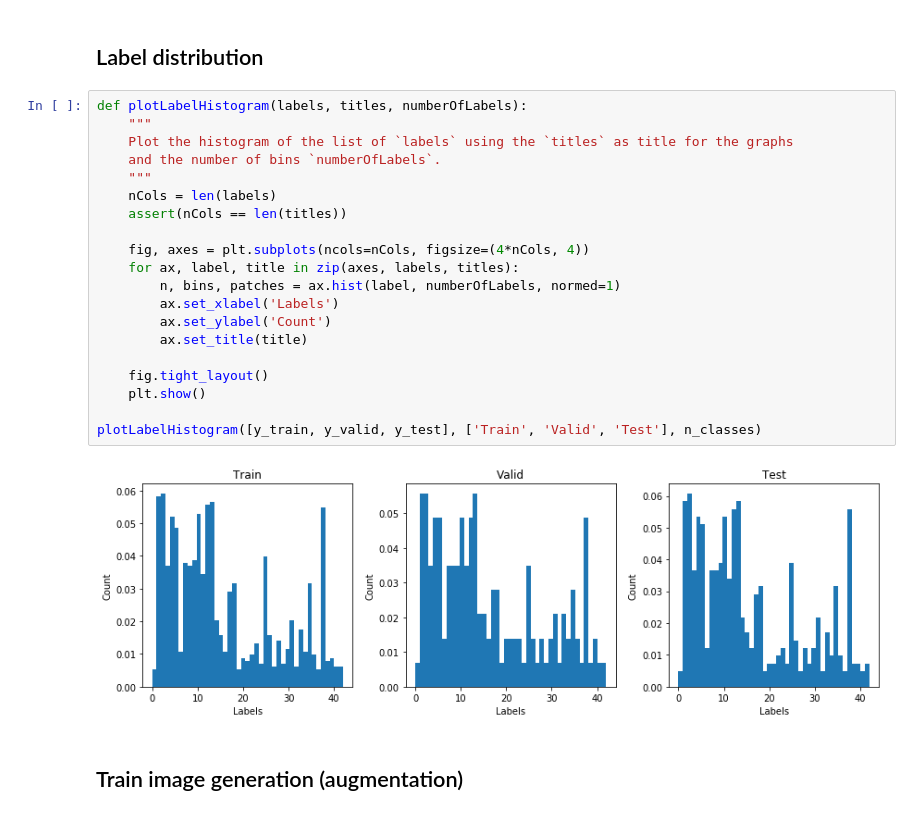
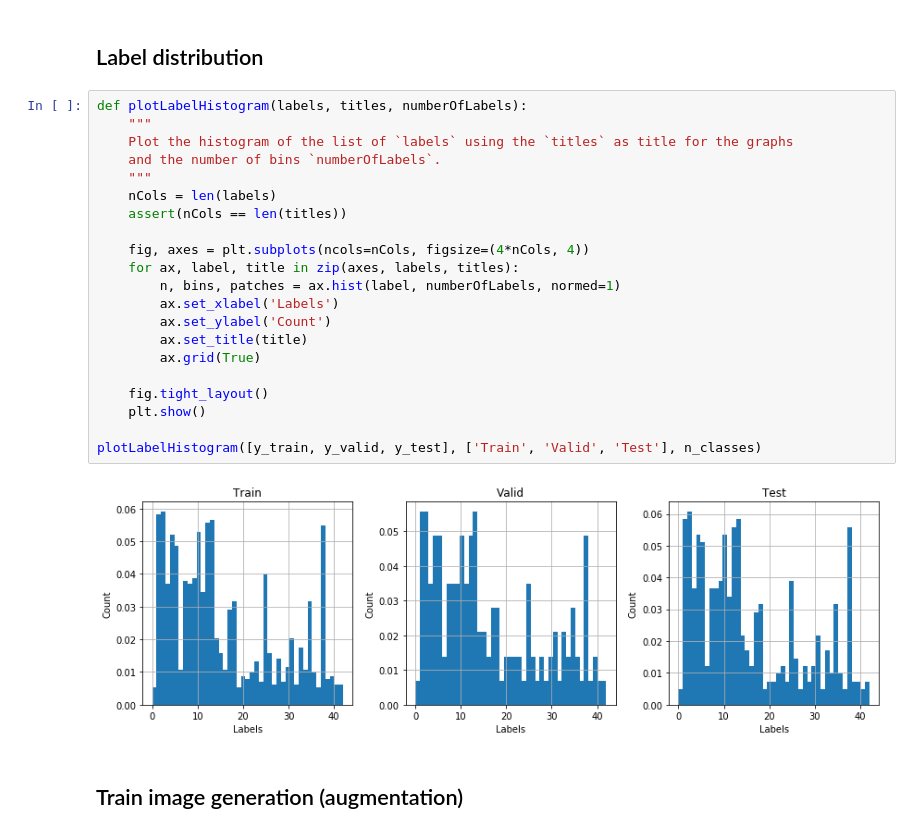
Before and after one commit to darienmt/CarND-TrafficSignClassifier-P2, a Jupyter notebook: Traffic Classifier Simplified.ipynb, the cells around one changed output. Saved outputs shown, nothing was run; the diff lists cells and outputs as text.

```diff
--- a/Traffic Classifier Simplified.ipynb
+++ b/Traffic Classifier Simplified.ipynb
@@ -106,25 +106,26 @@ exploreData(X_train, y_train, label2Name)
 # %%
 def plotLabelHistogram(labels, titles, numberOfLabels):
     """
     Plot the histogram of the list of `labels` using the `titles` as title for the graphs
     and the number of bins `numberOfLabels`.
     """
     nCols = len(labels)
     assert(nCols == len(titles))
 
     fig, axes = plt.subplots(ncols=nCols, figsize=(4*nCols, 4))
     for ax, label, title in zip(axes, labels, titles):
         n, bins, patches = ax.hist(label, numberOfLabels, normed=1)
         ax.set_xlabel('Labels')
         ax.set_ylabel('Count')
         ax.set_title(title)
+        ax.grid(True)
 
     fig.tight_layout()
     plt.show()
 
 plotLabelHistogram([y_train, y_valid, y_test], ['Train', 'Valid', 'Test'], n_classes)
 # %% [output]
-[figure, old version]
+[figure, new version]
 # %% [markdown]
 ## Train image generation (augmentation)
 # %%
```
Also changed, not shown: parts of 16 cells of this notebook.
